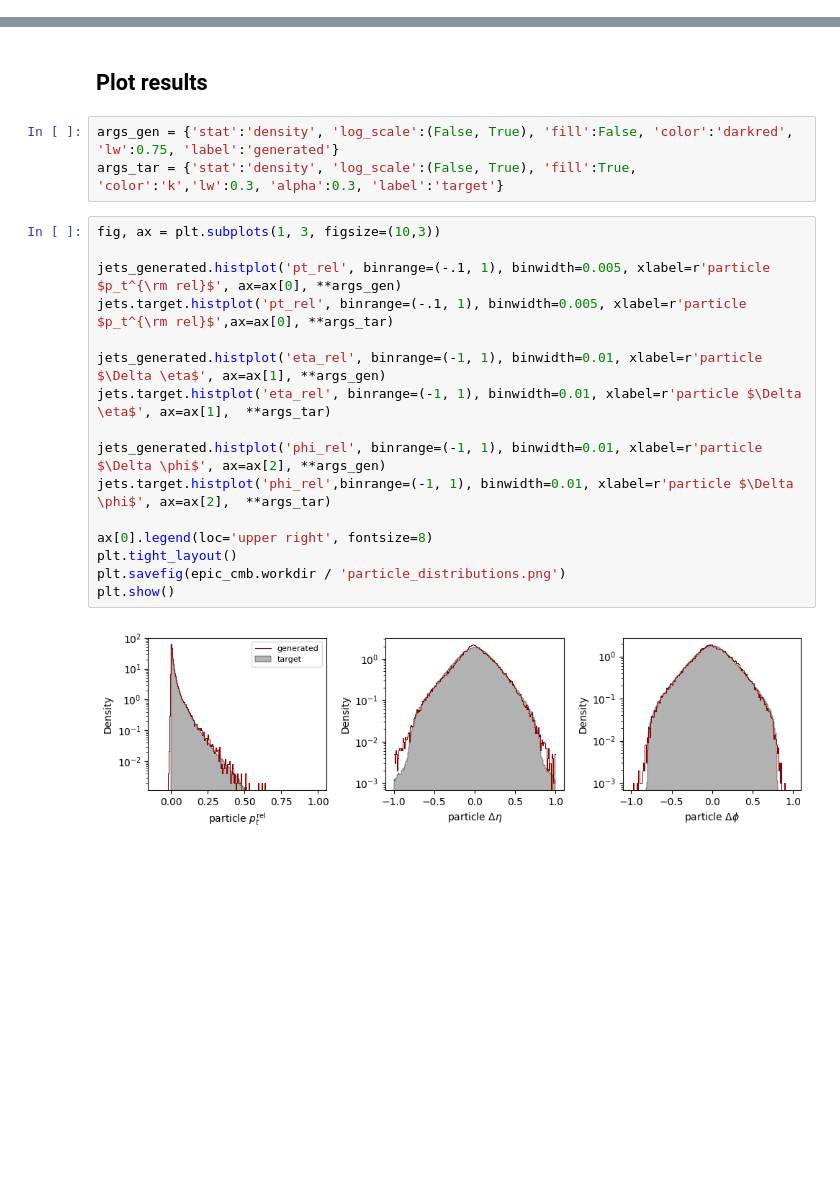
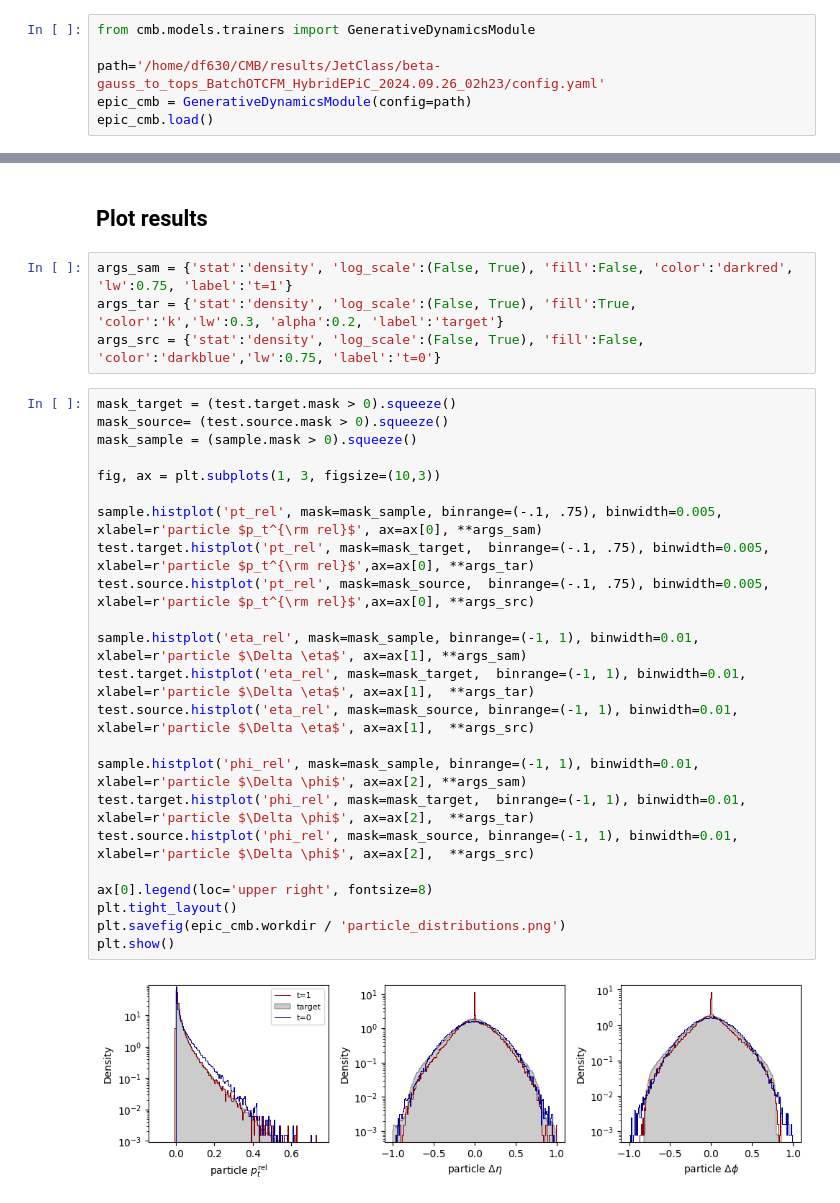
Before and after one commit to dfaroughy/CMB, a Jupyter notebook: experiments/jetclass/train_epic_hybrid.ipynb, the cells around one changed output, grey strips where cells are left out. Drawn from its saved outputs; the diff is of its cells as text; blank space fills up the shorter version.

```diff
--- a/experiments/jetclass/train_epic_hybrid.ipynb
+++ b/experiments/jetclass/train_epic_hybrid.ipynb
@@ -80,0 +85,6 @@ INFO: train size: 90000, validation size: 10000, testing sizes: 0
+# %%
+from cmb.models.trainers import GenerativeDynamicsModule
+
+path='/home/df630/CMB/results/JetClass/beta-gauss_to_tops_BatchOTCFM_HybridEPiC_2024.09.26_02h23/config.yaml'
+epic_cmb = GenerativeDynamicsModule(config=path)
+epic_cmb.load()
@@ -105,23 +128,31 @@ mask_data = jets.target.mask > 0
 # %% [markdown]
 ## Plot results
 # %%
-args_gen = {'stat':'density', 'log_scale':(False, True), 'fill':False, 'color':'darkred', 'lw':0.75, 'label':'generated'}
-args_tar = {'stat':'density', 'log_scale':(False, True), 'fill':True, 'color':'k','lw':0.3, 'alpha':0.3, 'label':'target'}
+args_sam = {'stat':'density', 'log_scale':(False, True), 'fill':False, 'color':'darkred', 'lw':0.75, 'label':'t=1'}
+args_tar = {'stat':'density', 'log_scale':(False, True), 'fill':True, 'color':'k','lw':0.3, 'alpha':0.2, 'label':'target'}
+args_src = {'stat':'density', 'log_scale':(False, True), 'fill':False, 'color':'darkblue','lw':0.75, 'label':'t=0'}
 # %%
+mask_target = (test.target.mask > 0).squeeze()
+mask_source= (test.source.mask > 0).squeeze()
+mask_sample = (sample.mask > 0).squeeze()
+
 fig, ax = plt.subplots(1, 3, figsize=(10,3))
 
-jets_generated.histplot('pt_rel', binrange=(-.1, 1), binwidth=0.005, xlabel=r'particle $p_t^{\rm rel}$', ax=ax[0], **args_gen)
-jets.target.histplot('pt_rel', binrange=(-.1, 1), binwidth=0.005, xlabel=r'particle $p_t^{\rm rel}$',ax=ax[0], **args_tar)
+sample.histplot('pt_rel', mask=mask_sample, binrange=(-.1, .75), binwidth=0.005, xlabel=r'particle $p_t^{\rm rel}$', ax=ax[0], **args_sam)
+test.target.histplot('pt_rel', mask=mask_target,  binrange=(-.1, .75), binwidth=0.005, xlabel=r'particle $p_t^{\rm rel}$',ax=ax[0], **args_tar)
+test.source.histplot('pt_rel', mask=mask_source,  binrange=(-.1, .75), binwidth=0.005, xlabel=r'particle $p_t^{\rm rel}$',ax=ax[0], **args_src)
 
-jets_generated.histplot('eta_rel', binrange=(-1, 1), binwidth=0.01, xlabel=r'particle $\Delta \eta$', ax=ax[1], **args_gen)
-jets.target.histplot('eta_rel', binrange=(-1, 1), binwidth=0.01, xlabel=r'particle $\Delta \eta$', ax=ax[1],  **args_tar)
+sample.histplot('eta_rel', mask=mask_sample, binrange=(-1, 1), binwidth=0.01, xlabel=r'particle $\Delta \eta$', ax=ax[1], **args_sam)
+test.target.histplot('eta_rel', mask=mask_target,  binrange=(-1, 1), binwidth=0.01, xlabel=r'particle $\Delta \eta$', ax=ax[1],  **args_tar)
+test.source.histplot('eta_rel', mask=mask_source, binrange=(-1, 1), binwidth=0.01, xlabel=r'particle $\Delta \eta$', ax=ax[1],  **args_src)
 
-jets_generated.histplot('phi_rel', binrange=(-1, 1), binwidth=0.01, xlabel=r'particle $\Delta \phi$', ax=ax[2], **args_gen)
-jets.target.histplot('phi_rel',binrange=(-1, 1), binwidth=0.01, xlabel=r'particle $\Delta \phi$', ax=ax[2],  **args_tar)
+sample.histplot('phi_rel', mask=mask_sample, binrange=(-1, 1), binwidth=0.01, xlabel=r'particle $\Delta \phi$', ax=ax[2], **args_sam)
+test.target.histplot('phi_rel', mask=mask_target,  binrange=(-1, 1), binwidth=0.01, xlabel=r'particle $\Delta \phi$', ax=ax[2],  **args_tar)
+test.source.histplot('phi_rel', mask=mask_source, binrange=(-1, 1), binwidth=0.01, xlabel=r'particle $\Delta \phi$', ax=ax[2],  **args_src)
 
 ax[0].legend(loc='upper right', fontsize=8)
 plt.tight_layout()
 plt.savefig(epic_cmb.workdir / 'particle_distributions.png')
 plt.show()
 # %% [output]
-[figure, old version]
+[figure, new version]
```
Also changed, not shown: parts of 22 cells of this notebook, 14 other files.
